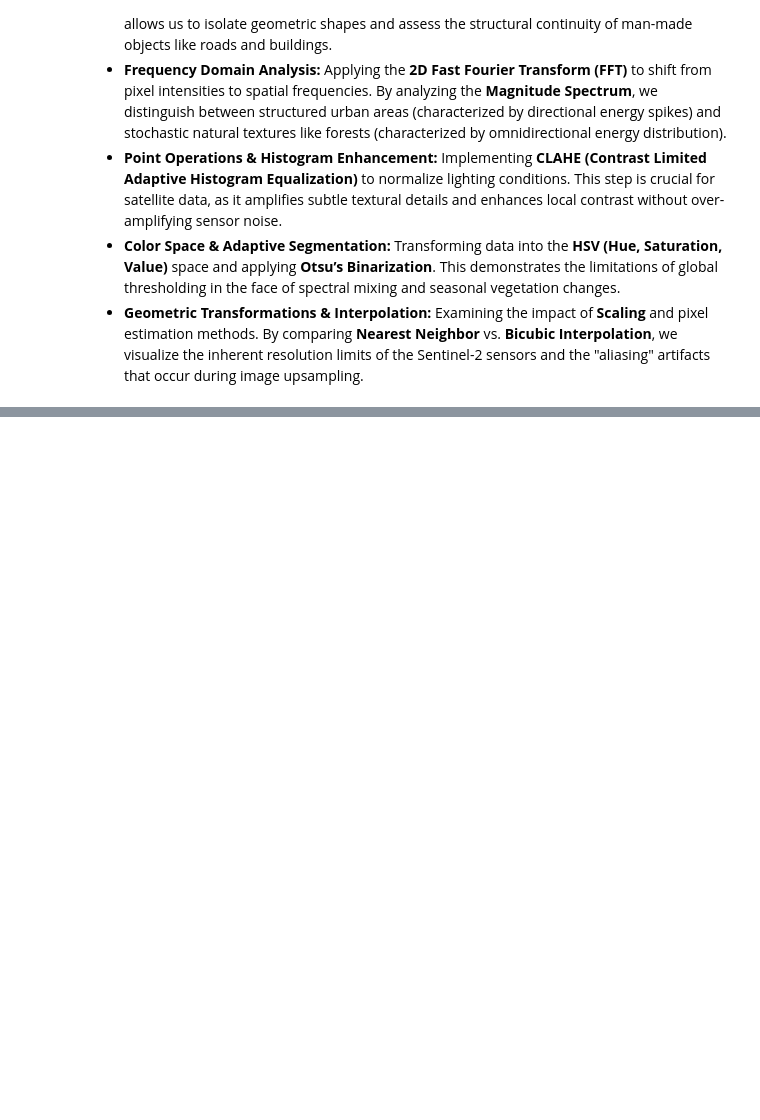
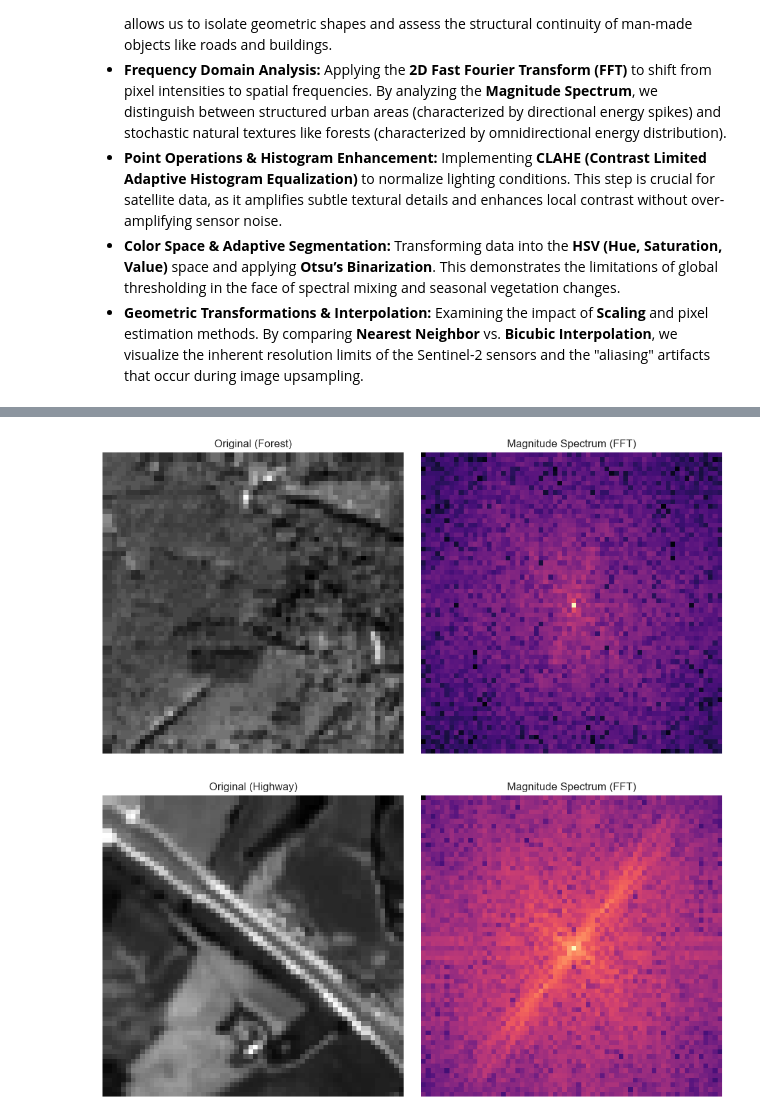
Before and after one commit to WojciechHrycenko/ImageRecognition, a Jupyter notebook: project.ipynb, the cells around one changed output, grey strips where cells are left out. Saved outputs shown, nothing was run; the diff lists cells and outputs as text; code cells hidden in the pictures; blank space fills up the shorter version.

```diff
--- a/project.ipynb
+++ b/project.ipynb
@@ -548,0 +160,21 @@ Epoch 1/5 - Loss: 0.3826 - Acc: 88.05%
+# %%
+def frequency_analysis_showcase(data_dir, class_name='Forest'):
+    class_path = os.path.join(data_dir, class_name)
+    img = cv2.imread(os.path.join(class_path, os.listdir(class_path)[0]), 0)
+
+    fshift = np.fft.fftshift(np.fft.fft2(img))
+    magnitude_spectrum = 20 * np.log(np.abs(fshift) + 1)
+
+    fig, axes = plt.subplots(1, 2, figsize=(10, 5))
+    axes[0].imshow(img, cmap='gray'); axes[0].set_title(f'Original ({class_name})')
+    axes[1].imshow(magnitude_spectrum, cmap='magma'); axes[1].set_title('Magnitude Spectrum (FFT)')
+
+    for ax in axes: ax.axis('off')
+    plt.tight_layout()
+    plt.show()
+
+frequency_analysis_showcase(DATA_DIR, class_name='Forest')
+frequency_analysis_showcase(DATA_DIR, class_name='Highway')
+# %% [output]
+[figure, added]
+[figure, added]
```
Also changed, not shown: parts of 47 cells of this notebook.
